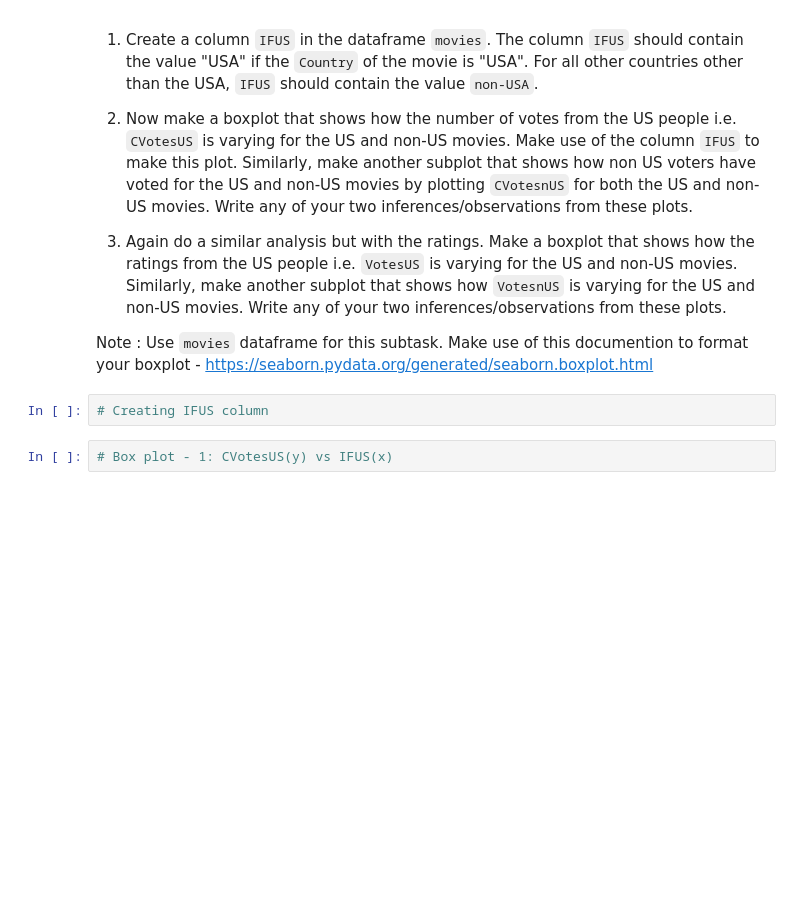
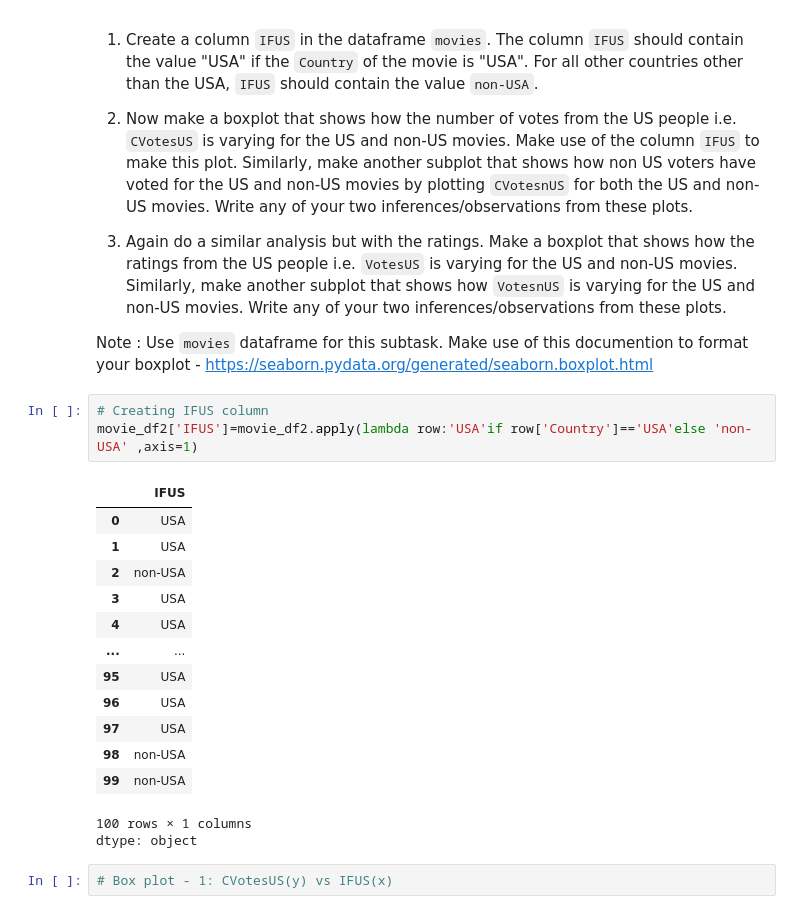
Before and after one commit to Rajesh2015/Logicmojo-AI-ML-Sept25-radash, a Jupyter notebook: EDA/IMDb+Movie+Assignment.ipynb, the cells around one changed output. Drawn from its saved outputs; the diff is of its cells as text; blank space fills up the shorter version.

```diff
--- a/EDA/IMDb+Movie+Assignment.ipynb
+++ b/EDA/IMDb+Movie+Assignment.ipynb
@@ -751,8 +751,24 @@ The dataset contains both the US and non-US movies. Let's analyse how both the U
 3. Again do a similar analysis but with the ratings. Make a boxplot that shows how the ratings from the US people i.e. `VotesUS` is varying for the US and non-US movies. Similarly, make another subplot that shows how `VotesnUS` is varying for the US and non-US movies. Write any of your two inferences/observations from these plots.
 
 Note : Use `movies` dataframe for this subtask. Make use of this documention to format your boxplot - https://seaborn.pydata.org/generated/seaborn.boxplot.html
-# %%
-# Creating IFUS column
+# %%
+# Creating IFUS column
+movie_df2['IFUS']=movie_df2.apply(lambda row:'USA'if row['Country']=='USA'else 'non-USA' ,axis=1)
+# %% [output]
+|  | IFUS |
+| 0 | USA |
+| 1 | USA |
+| 2 | non-USA |
+| 3 | USA |
+| 4 | USA |
+| ... | ... |
+| 95 | USA |
+| 96 | USA |
+| 97 | USA |
+| 98 | non-USA |
+| 99 | non-USA |
+100 rows × 1 columns
+dtype: object
 # %%
 # Box plot - 1: CVotesUS(y) vs IFUS(x)
 # %% [markdown]
```
